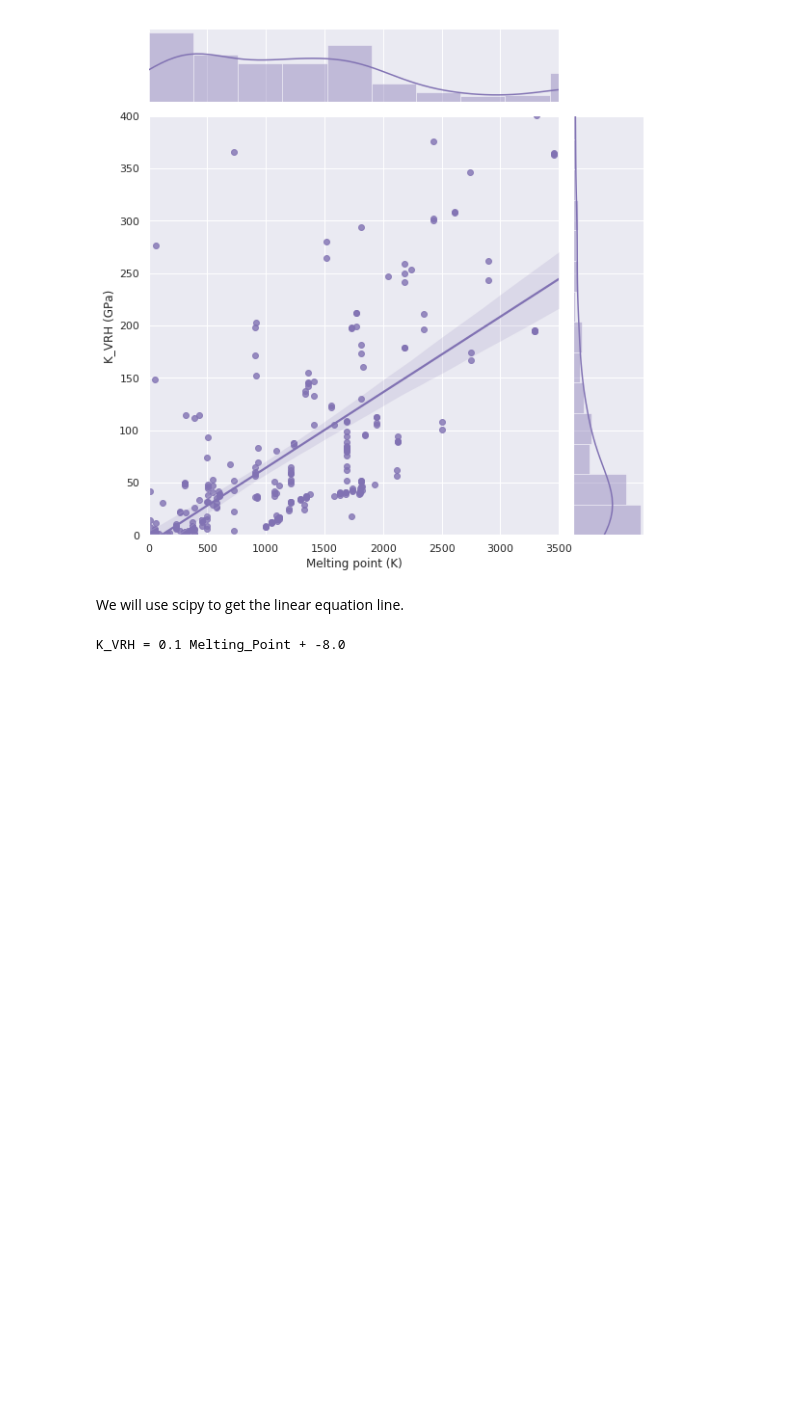
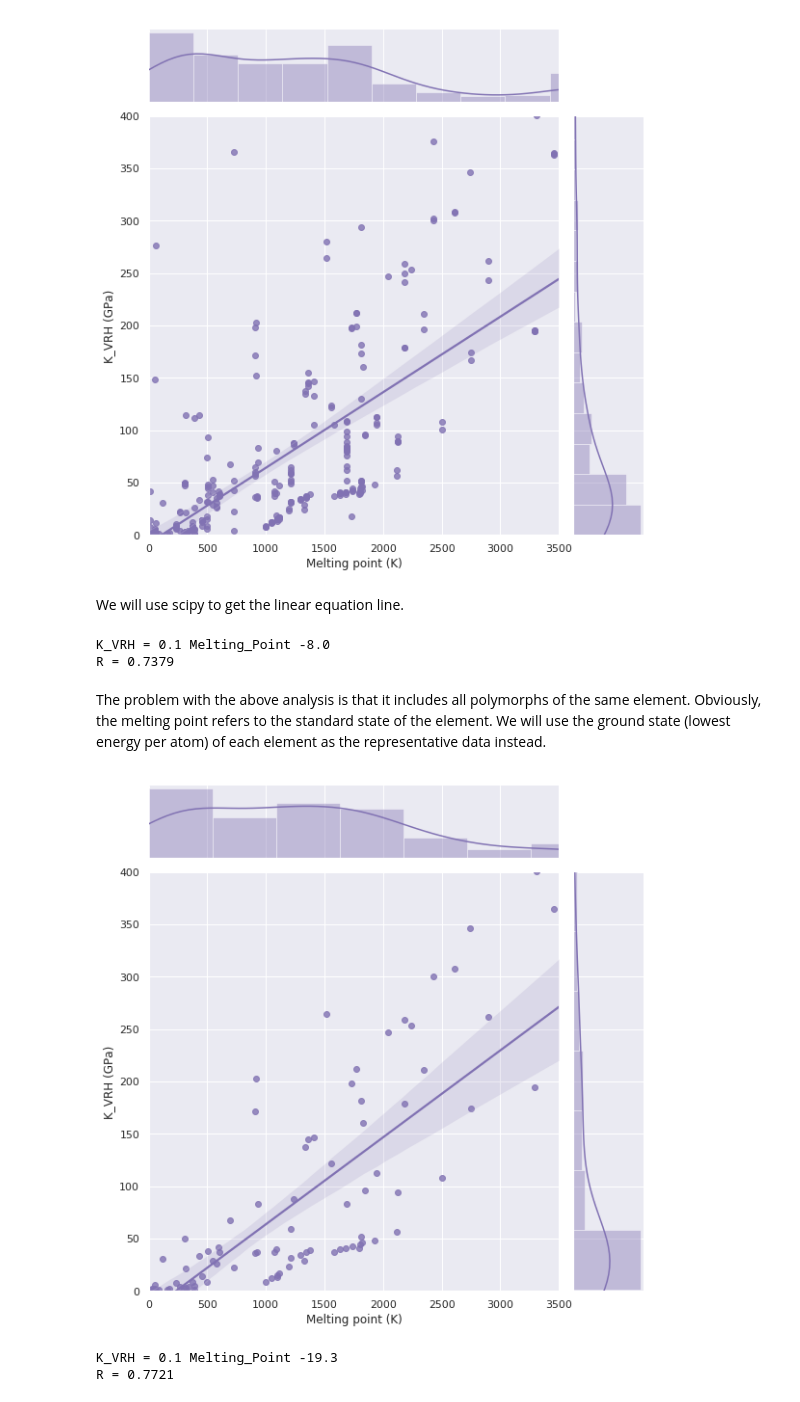
Before and after one commit to shyuep/miworkshop, a Jupyter notebook: notebooks/Using pymatgen and the Materials API.ipynb, the cells around one changed output. Saved outputs shown, nothing was run; the diff lists cells and outputs as text; code cells hidden in the pictures; blank space fills up the shorter version.

```diff
--- a/notebooks/Using pymatgen and the Materials API.ipynb
+++ b/notebooks/Using pymatgen and the Materials API.ipynb
@@ -167,16 +167,16 @@ print(data[0])
 312
 {'elements': ['Ac'], 'task_id': 'mp-862690', 'final_energy_per_atom': -4.1057071225, 'elasticity.K_VRH': 29.0}
 # %%
-x = []
-y = []
+melting_points = []
+bulk_moduli = []
 for d in data:
-    x.append(Element(d["elements"][0]).melting_point)
-    y.append(d["elasticity.K_VRH"])
+    melting_points.append(Element(d["elements"][0]).melting_point)
+    bulk_moduli.append(d["elasticity.K_VRH"])
 # %%
 import seaborn as sns
 sns.set(style="darkgrid")
 
-g = sns.jointplot(x, y, kind="reg",
+g = sns.jointplot(melting_points, bulk_moduli, kind="reg",
                   xlim=(0, 3500), ylim=(0, 400), color="m", height=8)
 import matplotlib.pyplot as plt
 label = plt.xlabel("Melting point (K)")
@@ -188,7 +188,35 @@ We will use scipy to get the linear equation line.
 # %%
 from scipy import stats
 # get coeffs of linear fit
-slope, intercept, r_value, p_value, std_err = stats.linregress(x, y)
-print("K_VRH = {0:.1f} Melting_Point + {1:.1f}".format(slope,intercept))
+slope, intercept, r_value, p_value, std_err = stats.linregress(melting_points, bulk_moduli)
+print("K_VRH = {0:.1f} Melting_Point {1:.1f}".format(slope,intercept))
+print("R = %.4f" % r_value)
 # %% [output]
-K_VRH = 0.1 Melting_Point + -8.0
+K_VRH = 0.1 Melting_Point -8.0
+R = 0.7379
+# %% [markdown]
+The problem with the above analysis is that it includes all polymorphs of the same element. Obviously, the melting point refers to the standard state of the element. We will use the ground state (lowest energy per atom) of each element as the representative data instead.
+# %%
+import itertools
+data = sorted(data, key=lambda d: d["elements"][0])
+melting_points_gs = []
+bulk_moduli_gs = []
+for k, g in itertools.groupby(data, key=lambda d: d["elements"][0]):
+    gs_data = min(g, key=lambda d: d["final_energy_per_atom"])
+    melting_points_gs.append(Element(k).melting_point)
+    bulk_moduli_gs.append(gs_data["elasticity.K_VRH"])
+# %%
+g = sns.jointplot(melting_points_gs, bulk_moduli_gs, kind="reg",
+                  xlim=(0, 3500), ylim=(0, 400), color="m", height=8)
+import matplotlib.pyplot as plt
+label = plt.xlabel("Melting point (K)")
+label = plt.ylabel("K_VRH (GPa)")
+# %% [output]
+[figure, added]
+# %%
+slope, intercept, r_value, p_value, std_err = stats.linregress(melting_points_gs, bulk_moduli_gs)
+print("K_VRH = {0:.1f} Melting_Point {1:.1f}".format(slope,intercept))
+print("R = %.4f" % r_value)
+# %% [output]
+K_VRH = 0.1 Melting_Point -19.3
+R = 0.7721
```
Also changed, not shown: parts of 5 cells of this notebook.
